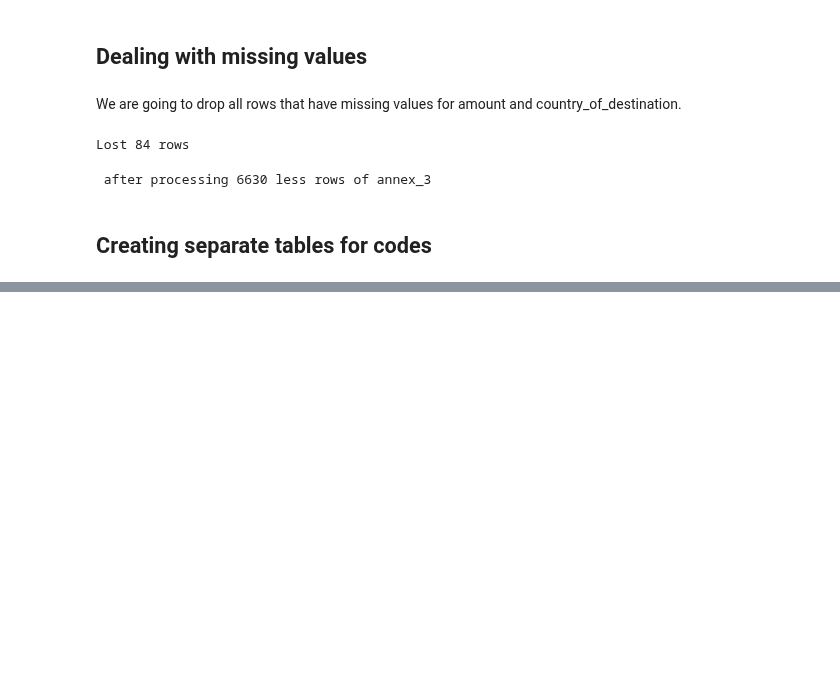
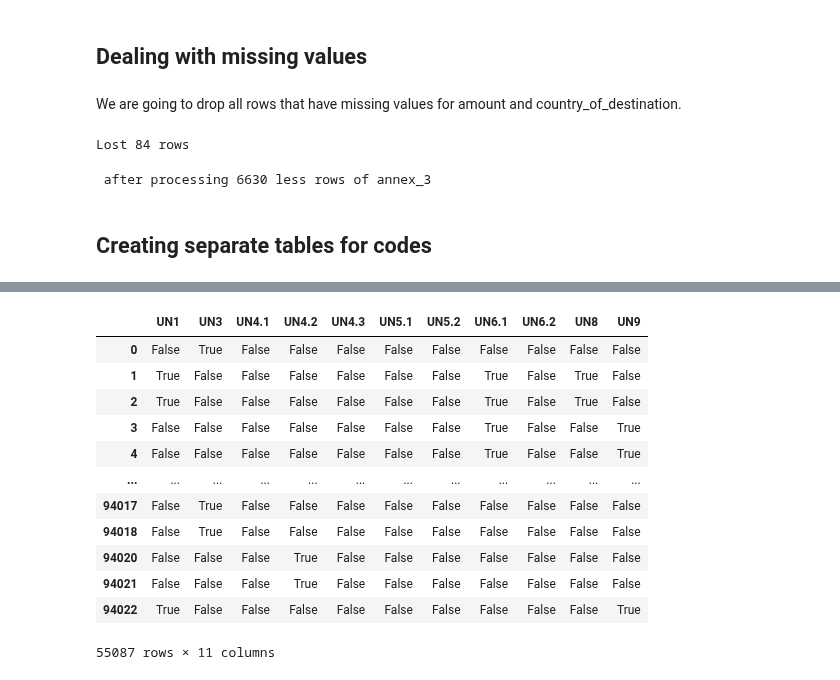
Before and after one commit to jstet/Basel_Convention_Scraper, a Jupyter notebook: data_processing/processing.ipynb, the cells around one changed output, grey strips where cells are left out. Drawn from its saved outputs; the diff is of its cells as text; code cells hidden in the pictures; blank space fills up the shorter version.

```diff
--- a/data_processing/processing.ipynb
+++ b/data_processing/processing.ipynb
@@ -116,6 +116,7 @@ df[(df["year"] == 2016) & (df["country"] == "AR")].country_of_destination.iloc[[
 # NEEDS CONFIRMATION
 # Valid codes
 unique_items_a_3 = ("H1","H3","H4.1","H4.2","H4.3","H5.1","H5.2","H6.1","H6.2","H8","H10","H11","H12","H13")
+unique_items_un = ("UN1","UN3","UN4.1","UN4.2","UN4.3","UN5.1","UN5.2","UN6.1","UN6.2","UN8","UN9")
 unique_items_a_4_a = [f"D{x}" for x in range(1,17)]
 unique_items_a_4_b = [f"R{x}" for x in range(1,14)]
 # %%
@@ -278 +350,17 @@ df_bool_r = boolean_df(df[df["annex_4_b"].notna()]["annex_4_b"], unique_items_a_
+# %%
+df_bool_un
+# %% [output]
+|  | UN1 | UN3 | UN4.1 | UN4.2 | UN4.3 | UN5.1 | UN5.2 | UN6.1 | UN6.2 | UN8 | UN9 |
+| 0 | False | True | False | False | False | False | False | False | False | False | False |
+| 1 | True | False | False | False | False | False | False | True | False | True | False |
+| 2 | True | False | False | False | False | False | False | True | False | True | False |
+| 3 | False | False | False | False | False | False | False | True | False | False | True |
+| 4 | False | False | False | False | False | False | False | True | False | False | True |
+| ... | ... | ... | ... | ... | ... | ... | ... | ... | ... | ... | ... |
+| 94017 | False | True | False | False | False | False | False | False | False | False | False |
+| 94018 | False | True | False | False | False | False | False | False | False | False | False |
+| 94020 | False | False | False | True | False | False | False | False | False | False | False |
+| 94021 | False | False | False | True | False | False | False | False | False | False | False |
+| 94022 | True | False | False | False | False | False | False | False | False | False | True |
+55087 rows × 11 columns
 # %%
```
Also changed, not shown: parts of 14 cells of this notebook.
